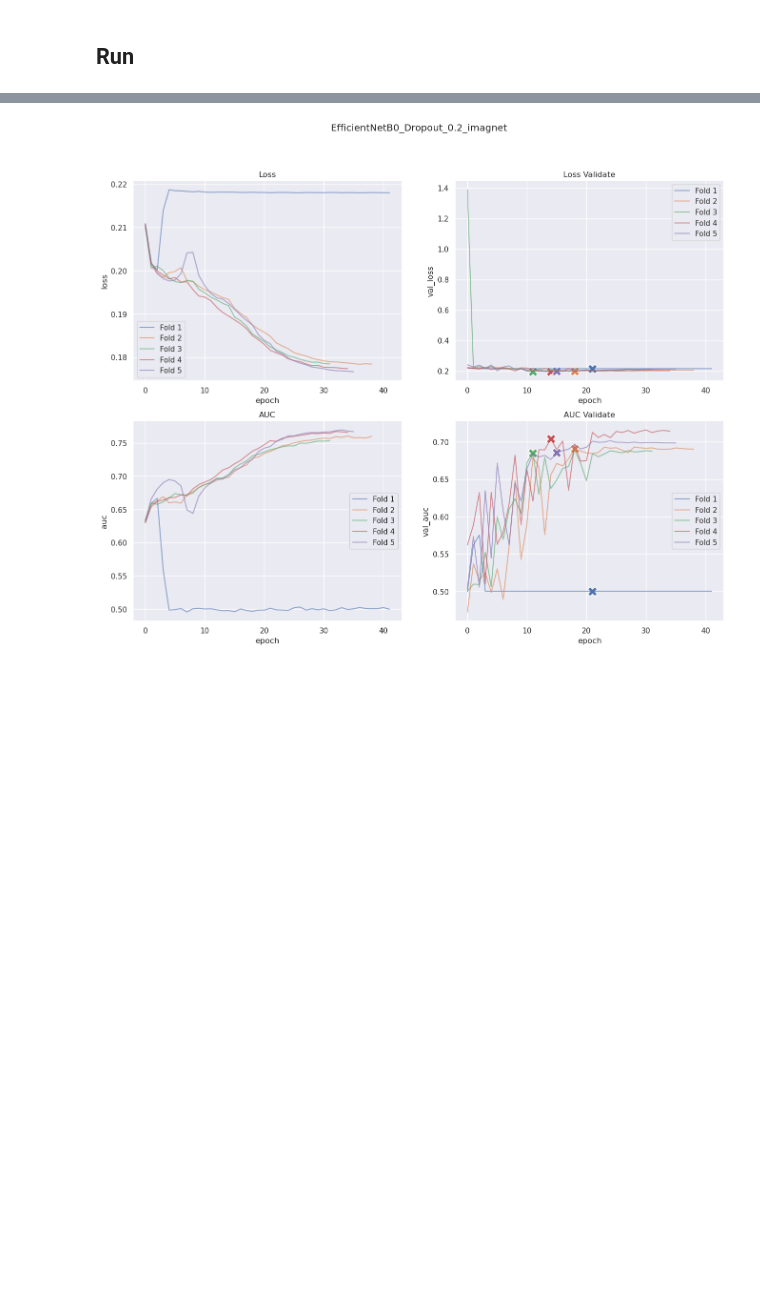
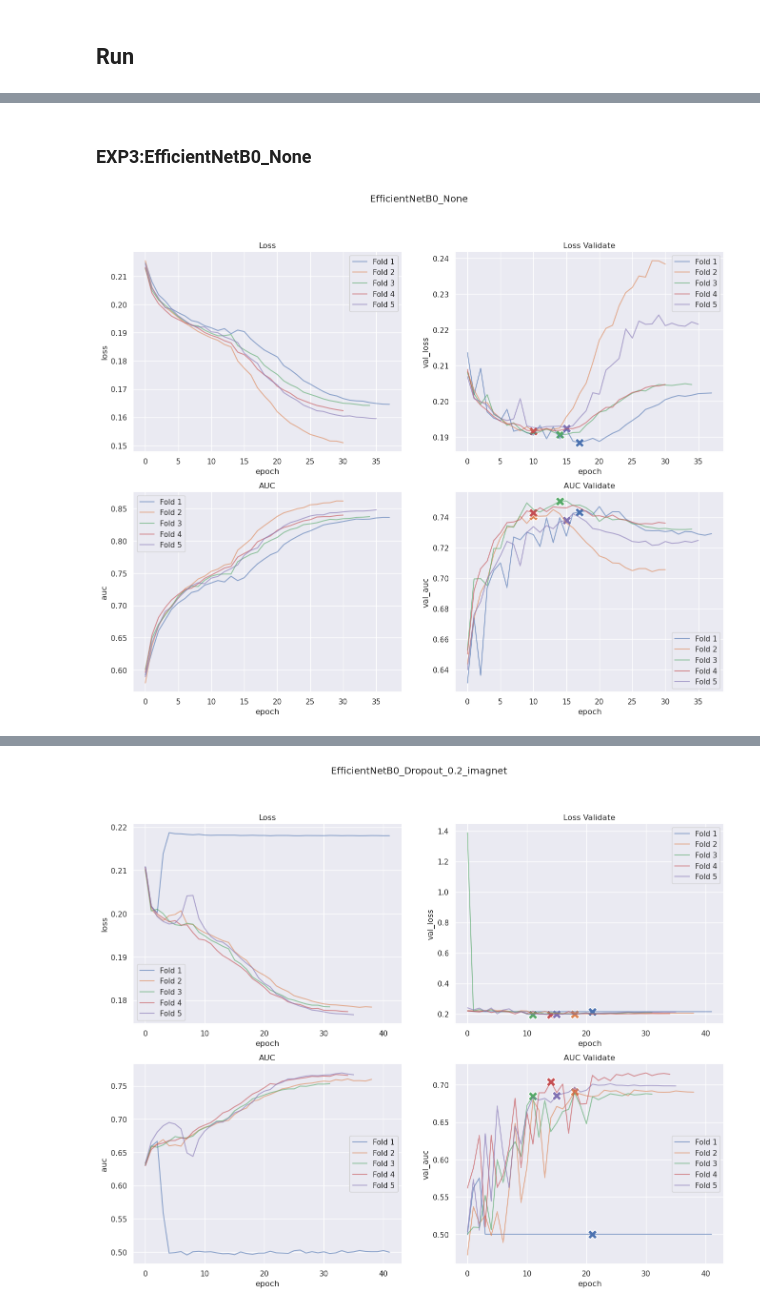
Before and after one commit to chonsawat/ChestXray-14, a Jupyter notebook: Graph models.ipynb, the cells around one changed output, grey strips where cells are left out. Drawn from its saved outputs; the diff is of its cells as text; code cells hidden in the pictures; blank space fills up the shorter version.

```diff
--- a/Graph models.ipynb
+++ b/Graph models.ipynb
@@ -73,0 +84,8 @@ plot_model_learning(name, path)
+# %% [markdown]
+### EXP3:EfficientNetB0_None
+# %%
+name = "EfficientNetB0_None"
+path = "results/history/EfficientNetB0_None"
+plot_model_learning(name, path)
+# %% [output]
+[figure, added]
```
Also changed, not shown: parts of 16 cells of this notebook, 3 other files.
